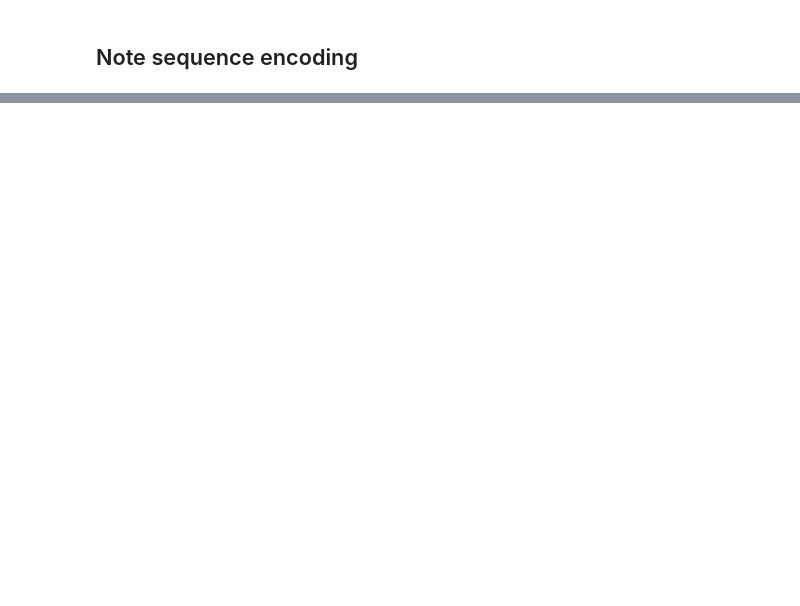
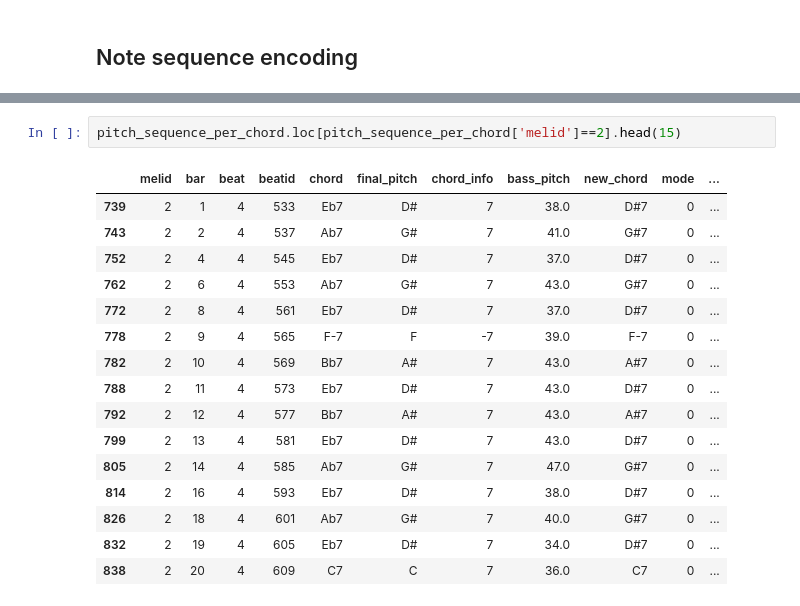
Before and after one commit to nereaiscamu/ML_project2, a Jupyter notebook: data_analysis/combine_melody_beats.ipynb, the cells around one changed output, grey strips where cells are left out. Drawn from its saved outputs; the diff is of its cells as text; blank space fills up the shorter version.

```diff
--- a/data_analysis/combine_melody_beats.ipynb
+++ b/data_analysis/combine_melody_beats.ipynb
@@ -142,0 +183,19 @@ pitch_sequence_per_chord.head(15)
+# %%
+pitch_sequence_per_chord.loc[pitch_sequence_per_chord['melid']==2].head(15)
+# %% [output]
+|  | melid | bar | beat | beatid | chord | final_pitch | chord_info | bass_pitch | new_chord | mode | ... |
+| 739 | 2 | 1 | 4 | 533 | Eb7 | D# | 7 | 38.0 | D#7 | 0 | ... |
+| 743 | 2 | 2 | 4 | 537 | Ab7 | G# | 7 | 41.0 | G#7 | 0 | ... |
+| 752 | 2 | 4 | 4 | 545 | Eb7 | D# | 7 | 37.0 | D#7 | 0 | ... |
+| 762 | 2 | 6 | 4 | 553 | Ab7 | G# | 7 | 43.0 | G#7 | 0 | ... |
+| 772 | 2 | 8 | 4 | 561 | Eb7 | D# | 7 | 37.0 | D#7 | 0 | ... |
+| 778 | 2 | 9 | 4 | 565 | F-7 | F | -7 | 39.0 | F-7 | 0 | ... |
+| 782 | 2 | 10 | 4 | 569 | Bb7 | A# | 7 | 43.0 | A#7 | 0 | ... |
+| 788 | 2 | 11 | 4 | 573 | Eb7 | D# | 7 | 43.0 | D#7 | 0 | ... |
+| 792 | 2 | 12 | 4 | 577 | Bb7 | A# | 7 | 43.0 | A#7 | 0 | ... |
+| 799 | 2 | 13 | 4 | 581 | Eb7 | D# | 7 | 43.0 | D#7 | 0 | ... |
+| 805 | 2 | 14 | 4 | 585 | Ab7 | G# | 7 | 47.0 | G#7 | 0 | ... |
+| 814 | 2 | 16 | 4 | 593 | Eb7 | D# | 7 | 38.0 | D#7 | 0 | ... |
+| 826 | 2 | 18 | 4 | 601 | Ab7 | G# | 7 | 40.0 | G#7 | 0 | ... |
+| 832 | 2 | 19 | 4 | 605 | Eb7 | D# | 7 | 34.0 | D#7 | 0 | ... |
+| 838 | 2 | 20 | 4 | 609 | C7 | C | 7 | 36.0 | C7 | 0 | ... |
```
Also changed, not shown: parts of 10 cells of this notebook, 2 other files.
